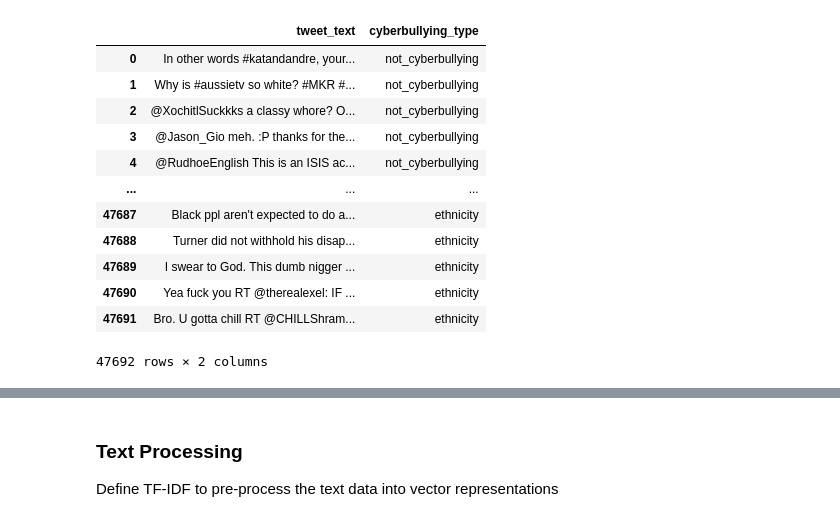
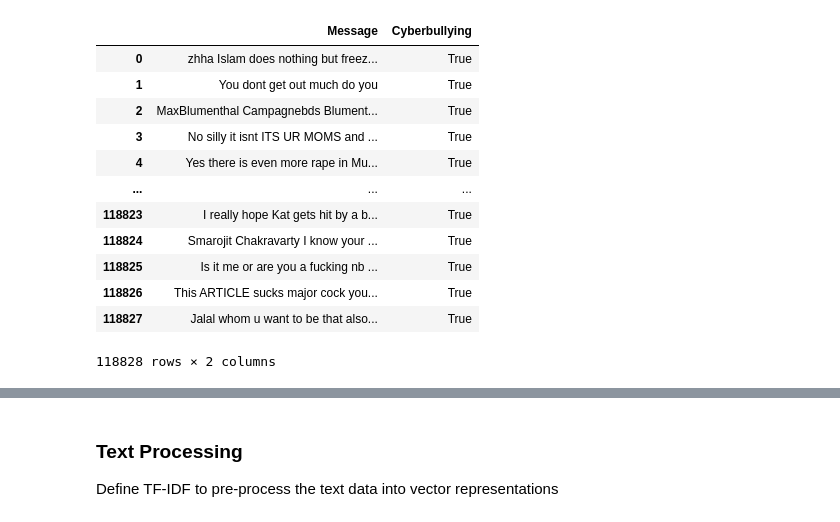
Before and after one commit to kentarolim10/NLP-cyberbully-detector, a Jupyter notebook: NLP_Cyberbullying_Detector.ipynb, the cells around one changed output, grey strips where cells are left out. Drawn from its saved outputs; the diff is of its cells as text; code cells hidden in the pictures.

Commit message:
Change dataset

```diff
--- a/NLP_Cyberbullying_Detector.ipynb
+++ b/NLP_Cyberbullying_Detector.ipynb
@@ -24,17 +44,22 @@ from sklearn.metrics import confusion_matrix, accuracy_score, precision_score, r
+# %%
+def restructure_dataset(df,aggressive):
+    df.drop(axis=1,columns=['No.'],inplace=True)
+    df["Cyberbullying"] = aggressive
 # %%
-tweets_df = pd.read_csv("data/cyberbullying_tweets.csv")
-tweets_df
+aggressive_df = pd.read_csv("data/Aggressive.csv")
+restructure_dataset(aggressive_df,True)
+aggressive_df
 # %% [output]
-|  | tweet_text | cyberbullying_type |
-| 0 | In other words #katandandre, your... | not_cyberbullying |
-| 1 | Why is #aussietv so white? #MKR #... | not_cyberbullying |
-| 2 | @XochitlSuckkks a classy whore? O... | not_cyberbullying |
-| 3 | @Jason_Gio meh. :P thanks for the... | not_cyberbullying |
-| 4 | @RudhoeEnglish This is an ISIS ac... | not_cyberbullying |
+|  | Message | Cyberbullying |
+| 0 | zhha Islam does nothing but freez... | True |
+| 1 | You dont get out much do you | True |
+| 2 | MaxBlumenthal Campagnebds Blument... | True |
+| 3 | No silly it isnt ITS UR MOMS and ... | True |
+| 4 | Yes there is even more rape in Mu... | True |
 | ... | ... | ... |
-| 47687 | Black ppl aren't expected to do a... | ethnicity |
-| 47688 | Turner did not withhold his disap... | ethnicity |
-| 47689 | I swear to God. This dumb nigger ... | ethnicity |
-| 47690 | Yea fuck you RT @therealexel: IF ... | ethnicity |
-| 47691 | Bro. U gotta chill RT @CHILLShram... | ethnicity |
+| 118823 | I really hope Kat gets hit by a b... | True |
+| 118824 | Smarojit Chakravarty I know your ... | True |
+| 118825 | Is it me or are you a fucking nb ... | True |
+| 118826 | This ARTICLE sucks major cock you... | True |
+| 118827 | Jalal whom u want to be that also... | True |
-47692 rows × 2 columns
+118828 rows × 2 columns
```
Also changed, not shown: parts of 15 cells of this notebook.
